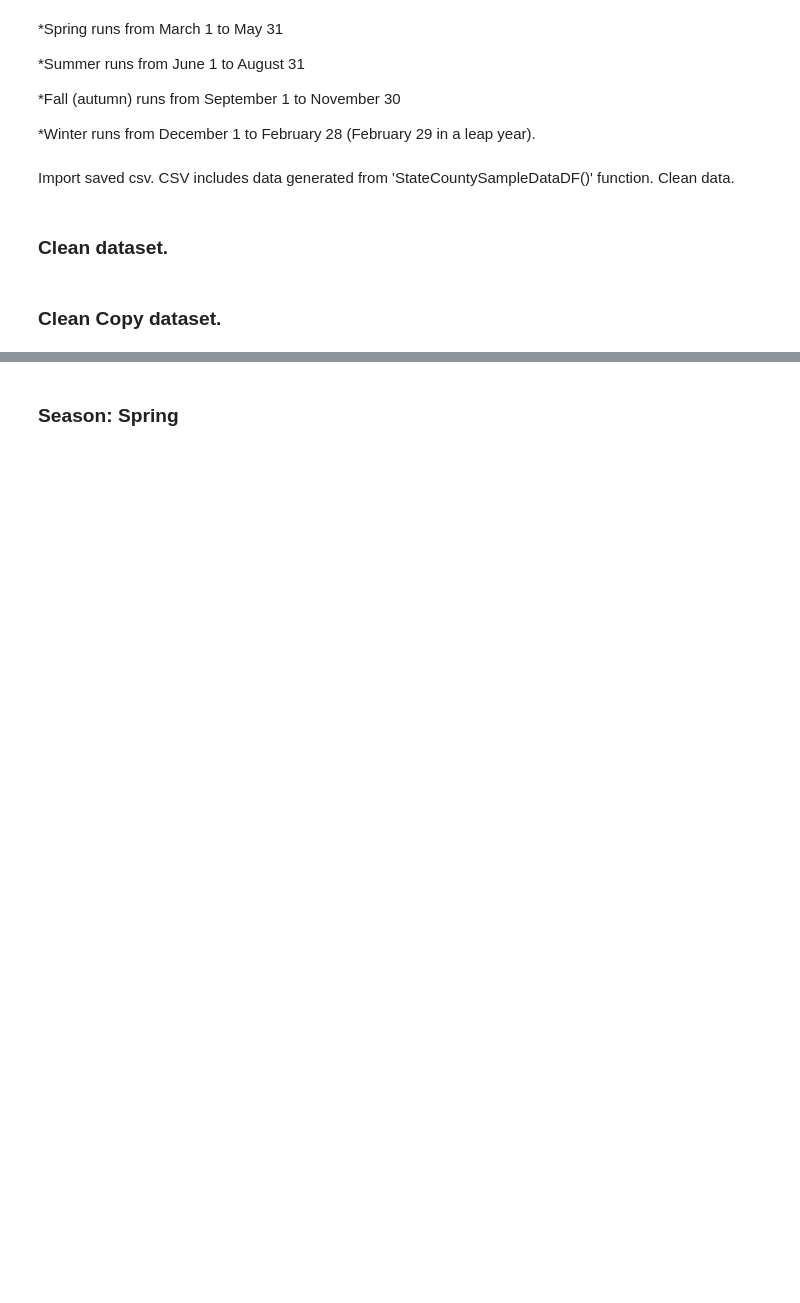
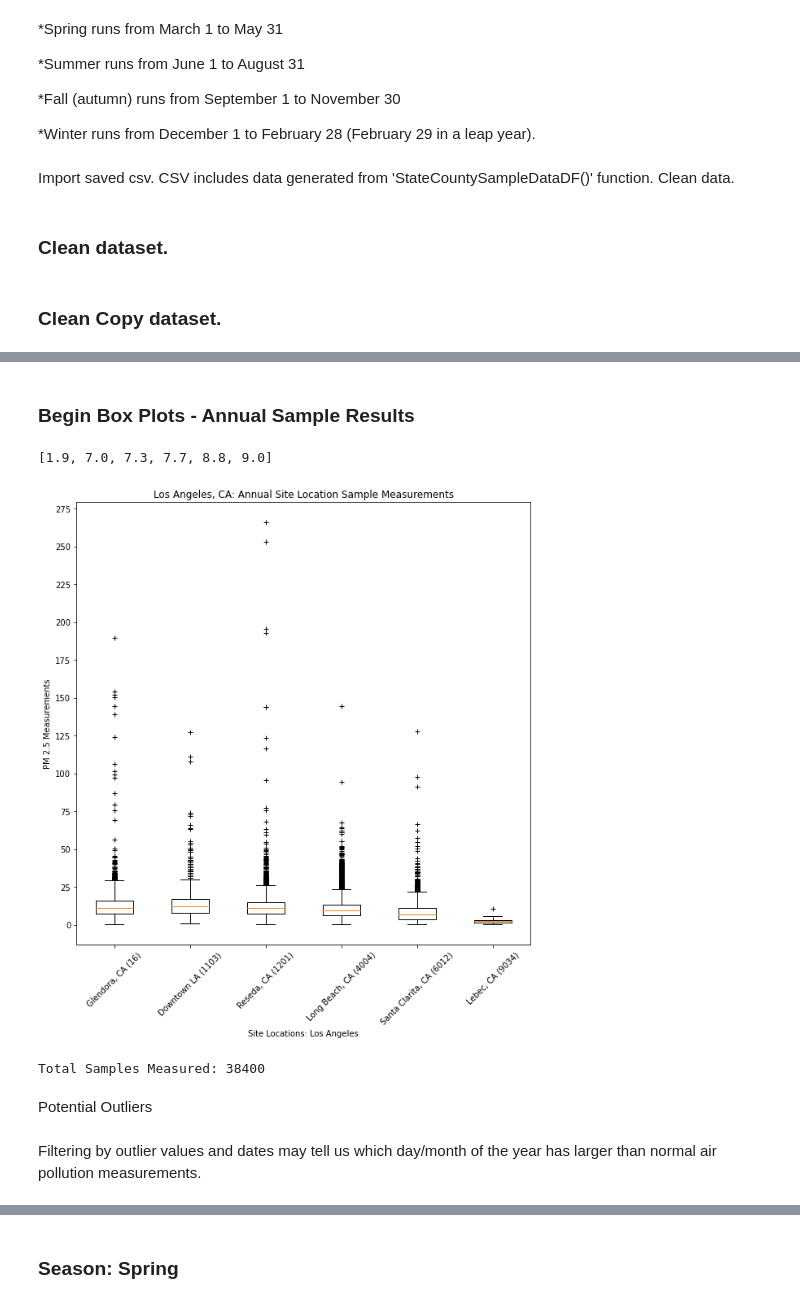
Before and after one commit to wetseng/air-pollution-analysis, a Jupyter notebook: Seasonal_State_County.ipynb, the cells around one changed output, grey strips where cells are left out. Saved outputs shown, nothing was run; the diff lists cells and outputs as text; code cells hidden in the pictures; blank space fills up the shorter version.

```diff
--- a/Seasonal_State_County.ipynb
+++ b/Seasonal_State_County.ipynb
@@ -64,0 +163,2 @@ ca_la_clean_data = california_filtered_df.copy()
+# %%
+headers_list=['Glendora, CA (16)','Downtown LA (1103)','Reseda, CA (1201)','Long Beach, CA (4004)','Santa Clarita, CA (6012)','Lebec, CA (9034)']
@@ -64,0 +186,52 @@ ca_la_clean_data = california_filtered_df.copy()
+# %% [markdown]
+### Begin Box Plots - Annual Sample Results
+# %%
+# Values for plotting
+box_plot_values = round_iqr_all
+# Sort to determine outliers
+values_sorted = sorted(box_plot_values)
+print(values_sorted)
+# %% [output]
+[1.9, 7.0, 7.3, 7.7, 8.8, 9.0]
+# %%
+# Reset dataframe for filtering
+filtered_ca_la_box_data=filtered_ca_la_box_data.reset_index()
+# %%
+#Filter: By site location number. Set as own dataframe
+ca_la_box_16=filtered_ca_la_box_data[filtered_ca_la_box_data['site_number'] == 16]
+ca_la_box_1103=filtered_ca_la_box_data[filtered_ca_la_box_data['site_number'] == 1103]
+ca_la_box_1201=filtered_ca_la_box_data[filtered_ca_la_box_data['site_number'] == 1201]
+ca_la_box_4004=filtered_ca_la_box_data[filtered_ca_la_box_data['site_number'] == 4004]
+ca_la_box_6012=filtered_ca_la_box_data[filtered_ca_la_box_data['site_number'] == 6012]
+ca_la_box_9034=filtered_ca_la_box_data[filtered_ca_la_box_data['site_number'] == 9034]
+# %%
+# Sample measurement values per site location
+site_16_measurements = ca_la_box_16['sample_measurement']
+site_1103_measurements = ca_la_box_1103['sample_measurement']
+site_1201_measurements = ca_la_box_1201['sample_measurement']
+site_4004_measurements = ca_la_box_4004['sample_measurement']
+site_6012_measurements = ca_la_box_6012['sample_measurement']
+site_9034_measurements = ca_la_box_9034['sample_measurement']
+total = len(site_16_measurements)+len(site_1103_measurements)+len(site_1201_measurements)+len(site_4004_measurements)+len(site_6012_measurements)+len(site_9034_measurements)
+# %%
+# Generate a box plot of the sample measurement of each site location, annually
+measurement_plot_info = [site_16_measurements,site_1103_measurements,site_1201_measurements,site_4004_measurements,site_6012_measurements,site_9034_measurements]
+plot_labels = ['Site 16','Site 1103','Site 1201','Site 4004','Site 6012','Site 9034']
+fig, ax = plt.subplots(figsize=(10, 10))
+pos = np.array(range(len(measurement_plot_info))) + 1
+bp = ax.boxplot(measurement_plot_info, sym='k+', showfliers=True)
+
+ax.set_xticklabels(headers_list, rotation=45)
+ax.set_yticks(range(0, 300, 25))
+ax.set_xlabel('Site Locations: Los Angeles')
+ax.set_ylabel('PM 2.5 Measurements')
+ax.set_title('Los Angeles, CA: Annual Site Location Sample Measurements')
+plt.show()
+print(f'Total Samples Measured: {total}')
+# %% [output]
+[figure, added]
+Total Samples Measured: 38400
+# %% [markdown]
+Potential Outliers
+# %% [markdown]
+Filtering by outlier values and dates may tell us which day/month of the year has larger than normal air pollution measurements.
```
Also changed, not shown: parts of 65 cells of this notebook, 4 other files.
